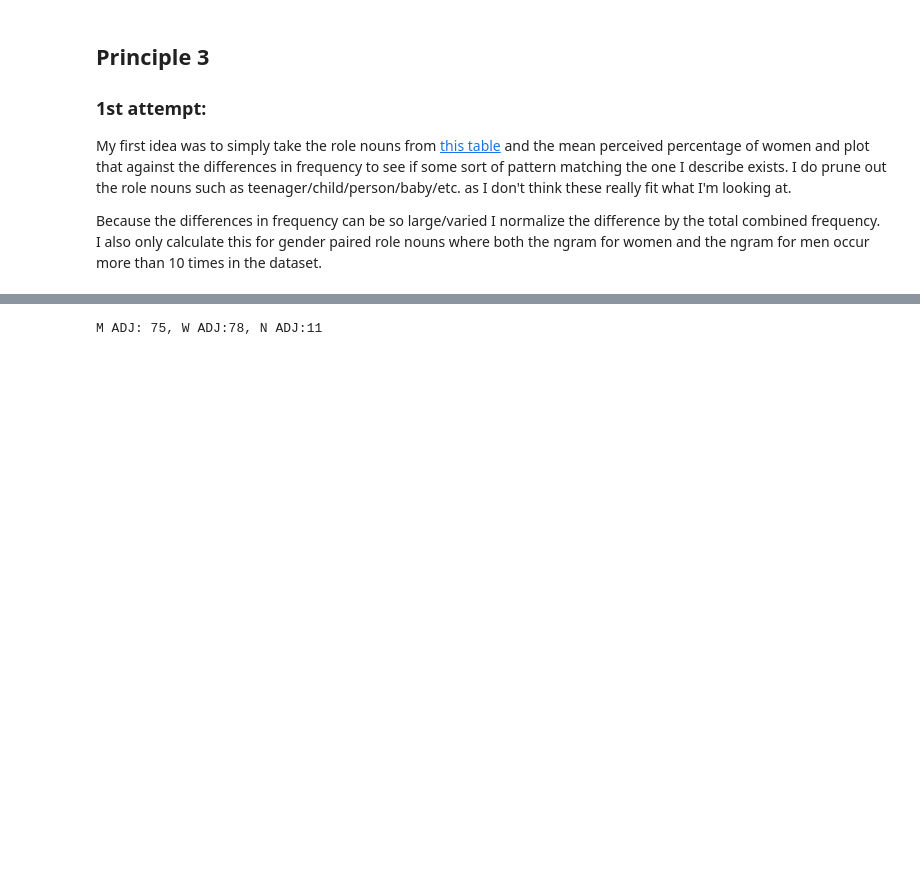
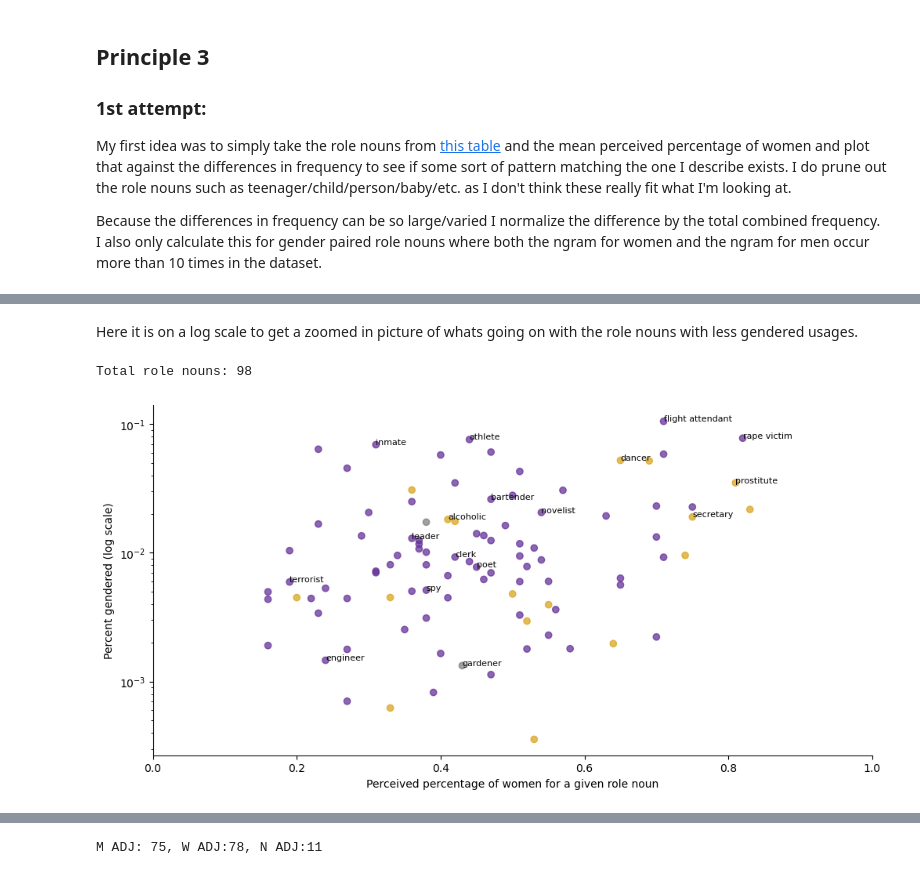
Before and after one commit to katie-warburton/Exploring-Biases-in-Gendered-Categories, a Jupyter notebook: Predicting Markedness/Predicting Frequency Asymmetries.ipynb, the cells around one changed output, grey strips where cells are left out. Saved outputs shown, nothing was run; the diff lists cells and outputs as text; code cells hidden in the pictures; blank space fills up the shorter version.

```diff
--- a/Predicting Markedness/Predicting Frequency Asymmetries.ipynb
+++ b/Predicting Markedness/Predicting Frequency Asymmetries.ipynb
@@ -103,0 +168,22 @@ Total role nouns: 88
+# %% [markdown]
+Here it is on a log scale to get a zoomed in picture of whats going on with the role nouns with less gendered usages.
+# %%
+fig = plt.figure(figsize=(10, 5))
+ax = fig.add_subplot(111)
+col = np.where(np.array(freq_diffs_1) > 0, 'rebeccapurple', np.where(np.array(freq_diffs_1) < 0, 'goldenrod', 'gray'))
+plt.scatter(percent_w_1, prop_gendered, c=col, alpha=0.75)
+ax.spines[['right', 'top']].set_visible(False)
+for i, txt in enumerate(labels_1):
+    if i%7 == 0 or prop_gendered[i] > 0.07:
+        ax.text(percent_w_1[i], prop_gendered[i], txt, fontsize=8)
+plt.xlim(0, 1)
+plt.margins(x=0)
+plt.tight_layout()
+plt.ylabel('Percent gendered (log scale)')
+plt.yscale('log')
+plt.xlabel('Perceived percentage of women for a given role noun')
+plt.savefig('role_nouns.jpeg', dpi=400)
+print('Total role nouns:', len(labels_1))
+# %% [output]
+Total role nouns: 98
+[figure, added]
```
Also changed, not shown: parts of 19 cells of this notebook, 20 other files.
